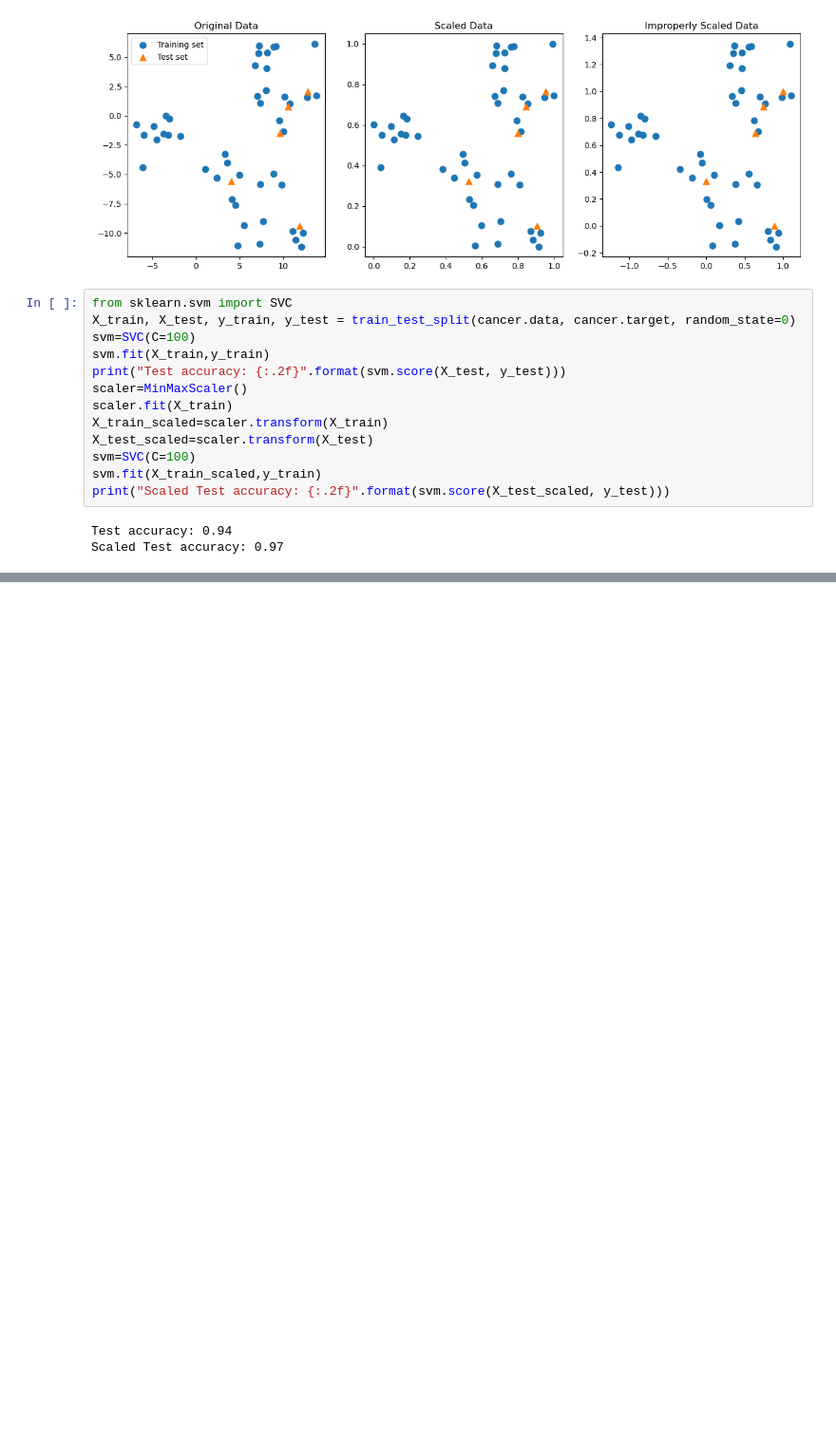
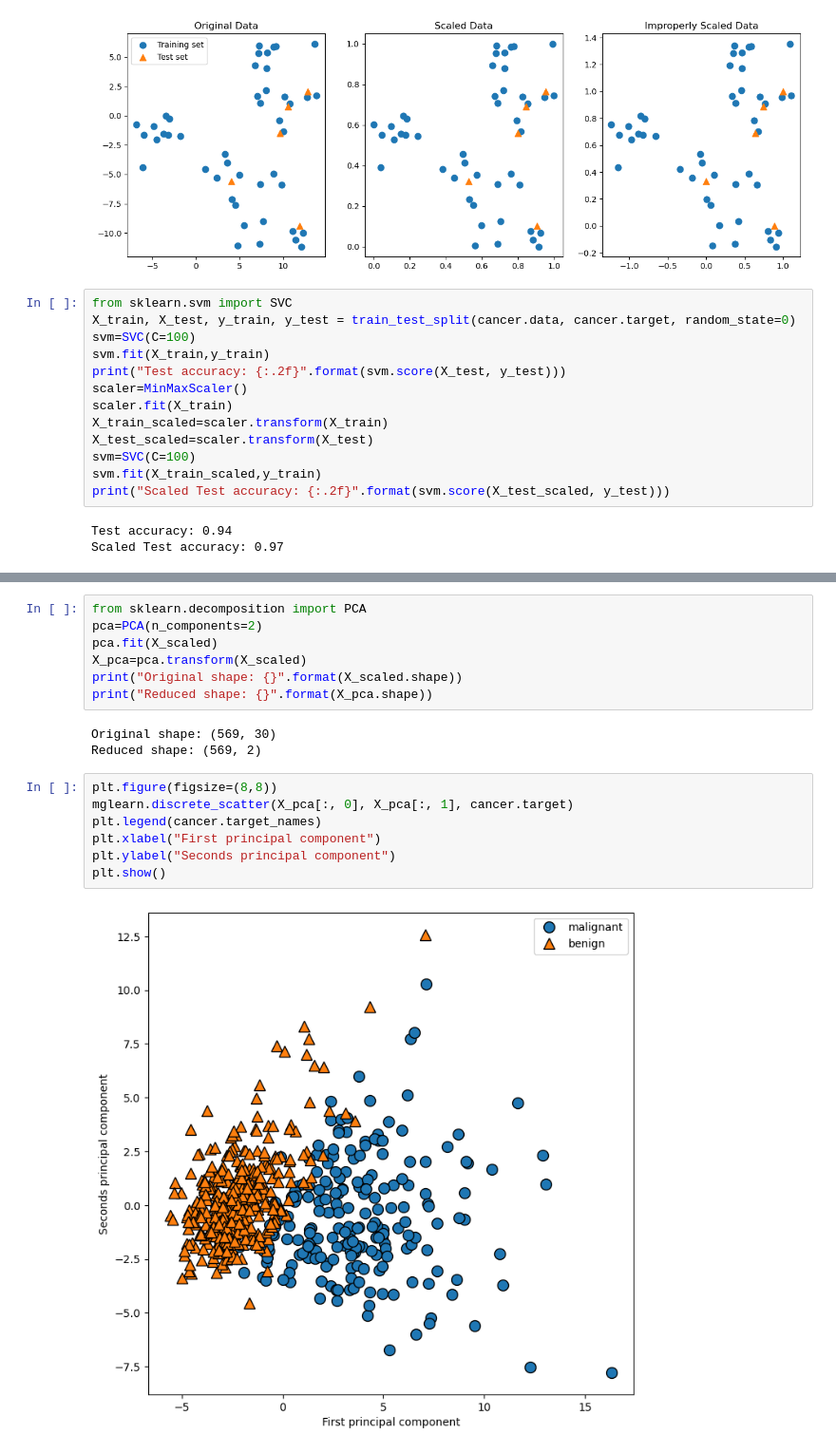
Before and after one commit to lyonsja-mathematics/My_Tutorials, a Jupyter notebook: Introduction to Machine Learning with Python.ipynb, the cells around one changed output, grey strips where cells are left out. Shown at 95% size. Saved outputs shown, nothing was run; the diff lists cells and outputs as text; blank space fills up the shorter version.

```diff
--- a/Introduction to Machine Learning with Python.ipynb
+++ b/Introduction to Machine Learning with Python.ipynb
@@ -580,0 +606,19 @@ Scaled Test accuracy: 0.97
+# %%
+from sklearn.decomposition import PCA
+pca=PCA(n_components=2)
+pca.fit(X_scaled)
+X_pca=pca.transform(X_scaled)
+print("Original shape: {}".format(X_scaled.shape))
+print("Reduced shape: {}".format(X_pca.shape))
+# %% [output]
+Original shape: (569, 30)
+Reduced shape: (569, 2)
+# %%
+plt.figure(figsize=(8,8))
+mglearn.discrete_scatter(X_pca[:, 0], X_pca[:, 1], cancer.target)
+plt.legend(cancer.target_names)
+plt.xlabel("First principal component")
+plt.ylabel("Seconds principal component")
+plt.show()
+# %% [output]
+[figure, added]
```
Also changed, not shown: parts of 12 cells of this notebook.
